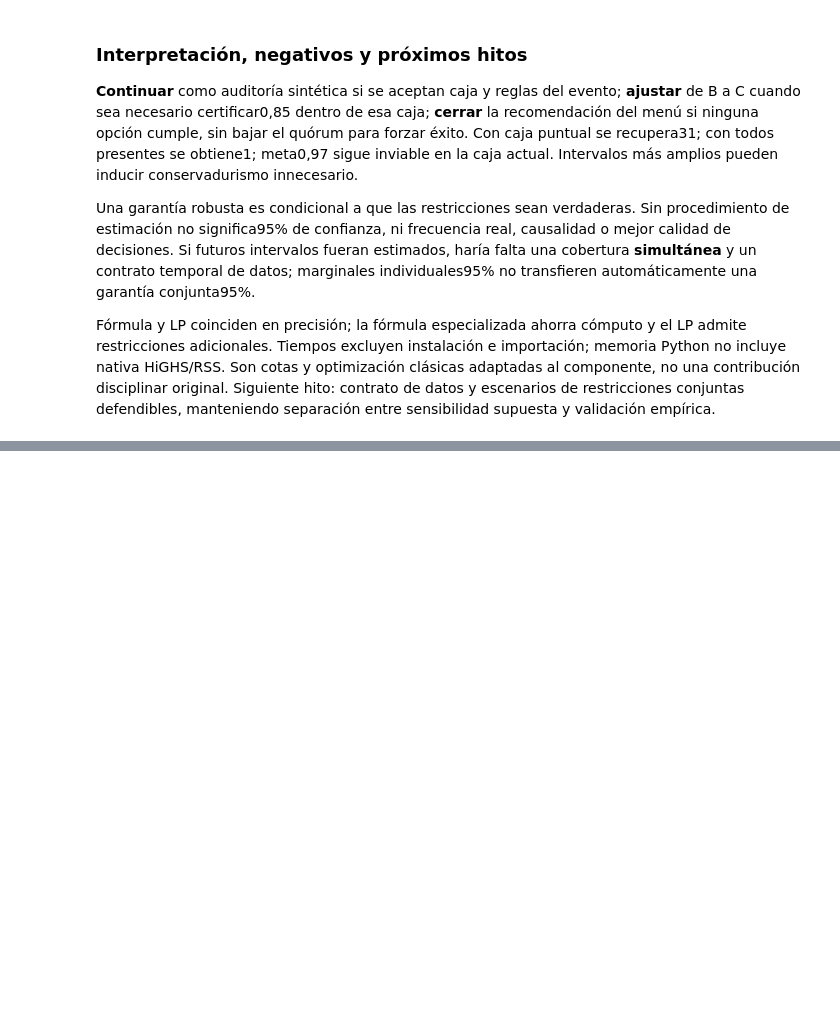
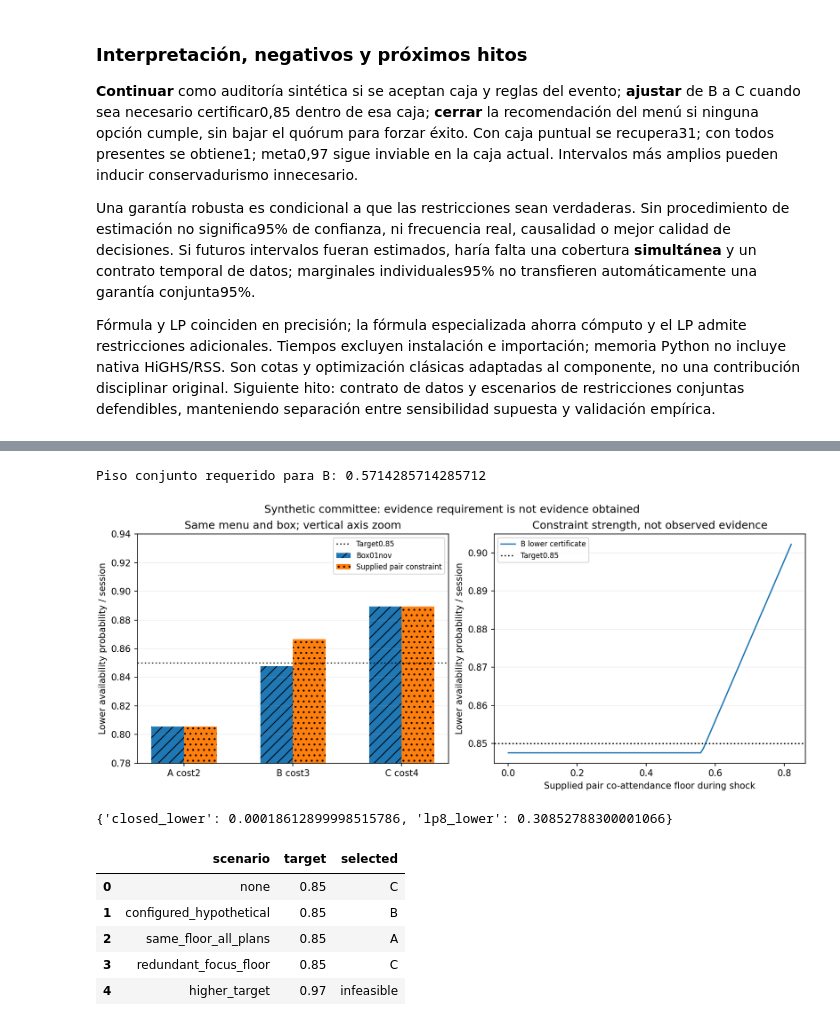
Before and after one commit to Jose85100/Portafolio, a Jupyter notebook: 06-strategy-innovation-and-leadership/21-executive-governance-board-decisions/quorum-common-cause-gate/notebook.ipynb, the cells around one changed output, grey strips where cells are left out. Saved outputs shown, nothing was run; the diff lists cells and outputs as text; code cells hidden in the pictures; blank space fills up the shorter version.

Commit message:
feat(strategy): quantify joint-attendance information required for robust choice with independent review

```diff
--- a/06-strategy-innovation-and-leadership/21-executive-governance-board-decisions/quorum-common-cause-gate/notebook.ipynb
+++ b/06-strategy-innovation-and-leadership/21-executive-governance-board-decisions/quorum-common-cause-gate/notebook.ipynb
@@ -386,0 +403,9 @@ Fórmula y LP coinciden en precisión; la fórmula especializada ahorra cómputo
+# %%
+from benchmarks.pair_run import load_pair_config, lp_pair
+from src.pair_assurance import pair_lower, required_pair_floor, choose_pair
+pcfg,pplans,prisk,pshock=load_pair_config()
+pdf=pd.DataFrame([{'plan':p.name,'cost':p.cost,'box_lower':interval_bounds(p,prisk,pshock)['lower'],'pair_lower':pair_lower(p,prisk,pshock,pcfg['floors'][p.name])} for p in pplans])
+display(pcfg['evidence_status'])
+display(pdf.round(6))
+assert abs(pdf.loc[1,'pair_lower']-.8665)<1e-12
+assert choose_pair(pplans,prisk,pshock,pcfg['floors'],pcfg['target']).name=='B'
@@ -386,0 +423,11 @@ Fórmula y LP coinciden en precisión; la fórmula especializada ahorra cómputo
+# %%
+pB=pplans[1]
+pvalue,pmass,pstates=lp_pair(pB,prisk,pshock,pcfg['floors'][pB.name])
+pw=pd.DataFrame(pstates,columns=['R','B1','B2']);pw['mass']=pmass
+display(pw)
+assert abs(pmass.sum()-1)<1e-10
+assert ((pstates[:,1]*pstates[:,2])@pmass)>=pcfg['floors'][pB.name]-1e-10
+assert abs(pvalue-pair_lower(pB,prisk,pshock,pcfg['floors'][pB.name]))<1e-10
+poracle=pd.read_csv('results/pair_oracle.csv')
+assert poracle.error.max()<1e-10
+print('Escenarios de oráculo:',len(poracle),'error máximo:',poracle.error.max())
@@ -386,0 +452,21 @@ Fórmula y LP coinciden en precisión; la fórmula especializada ahorra cómputo
+# %%
+pthreshold=required_pair_floor(pB,prisk,pshock,pcfg['target'])
+print('Piso conjunto requerido para B:',pthreshold)
+assert abs(pthreshold-4/7)<1e-12
+assert abs(pair_lower(pB,prisk,pshock,pthreshold)-pcfg['target'])<1e-12
+assert pair_lower(pB,prisk,pshock,pthreshold-1e-5)<pcfg['target']
+assert abs(pair_lower(pB,prisk,pshock,.55)-interval_bounds(pB,prisk,pshock)['lower'])<1e-12
+display(Image(filename='results/pair_assurance.png'))
+psummary=json.loads(Path('results/pair_summary.json').read_text())
+display(psummary['timing_n100_median_seconds'])
+display(pd.read_csv('results/pair_decisions.csv'))
+# %% [output]
+Piso conjunto requerido para B: 0.5714285714285712
+[figure, added]
+{'closed_lower': 0.00018612899998515786, 'lp8_lower': 0.30852788300001066}
+|  | scenario | target | selected |
+| 0 | none | 0.85 | C |
+| 1 | configured_hypothetical | 0.85 | B |
+| 2 | same_floor_all_plans | 0.85 | A |
+| 3 | redundant_focus_floor | 0.85 | C |
+| 4 | higher_target | 0.97 | infeasible |
```
Also changed, not shown: parts of 12 cells of this notebook, 34 other files.
